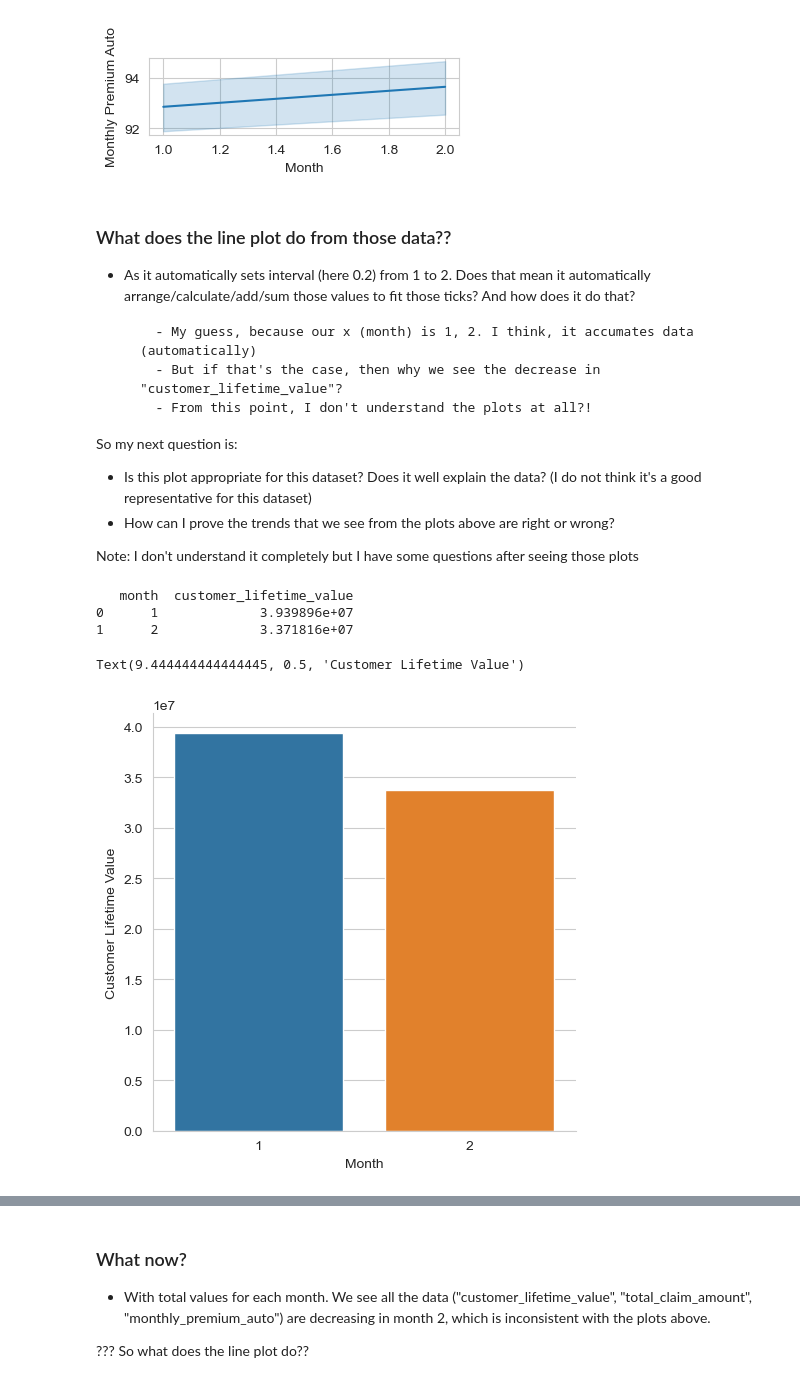
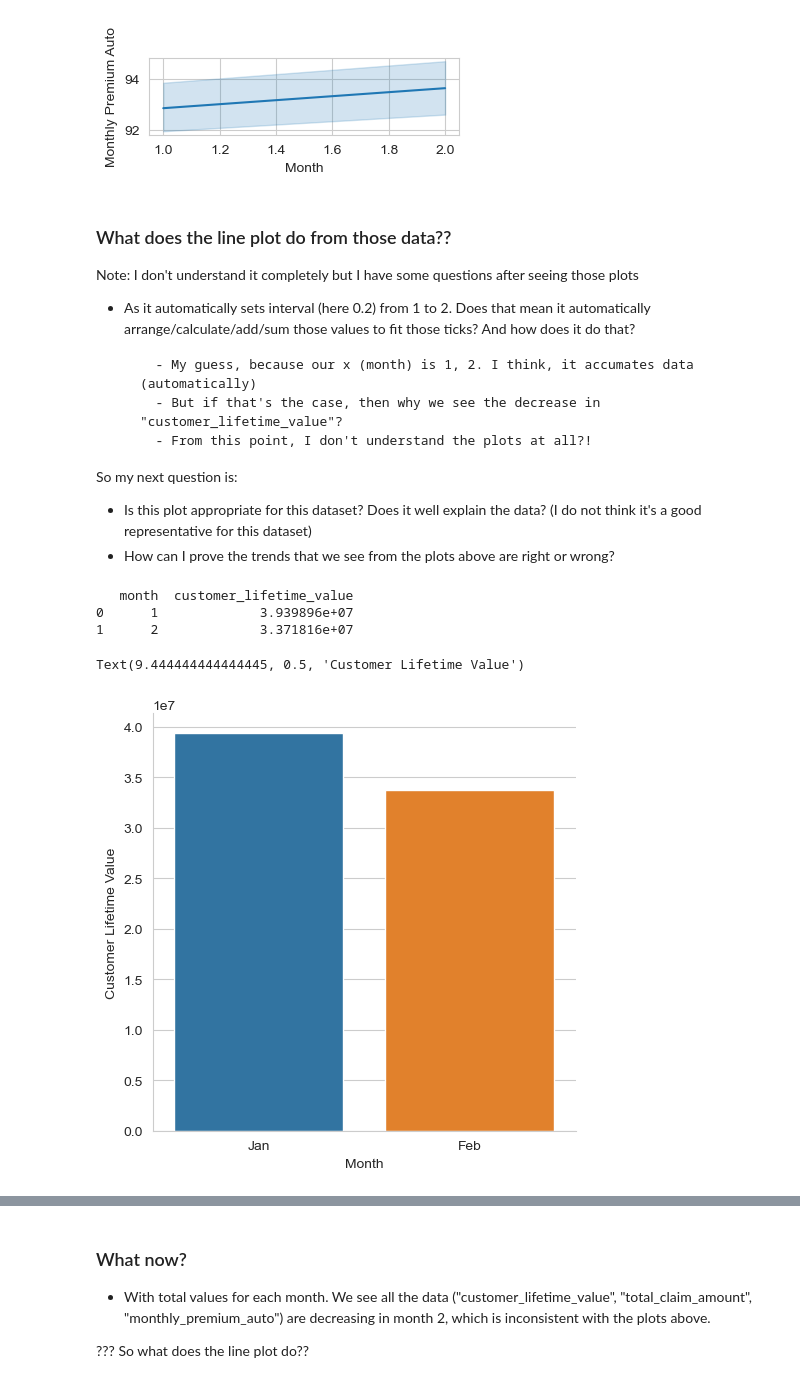
Before and after one commit to suphawadeeth/Data-Analytics-Ironhack, a Jupyter notebook: unit-4/lab-feature-extraction/lab-feature-extraction.ipynb, the cells around one changed output, grey strips where cells are left out. Cells and saved outputs as stored; diff of their text form; code cells hidden in the pictures.

```diff
--- a/unit-4/lab-feature-extraction/lab-feature-extraction.ipynb
+++ b/unit-4/lab-feature-extraction/lab-feature-extraction.ipynb
@@ -396,6 +396,10 @@ Text(0, 0.5, 'Monthly Premium Auto')
 [figure]
 # %% [markdown]
 ### What does the line plot do from those data??
+
+
+Note: I don't understand it completely but I have some questions after seeing those plots
+
 
 - As it automatically sets interval (here 0.2) from 1 to 2. Does that mean it automatically arrange/calculate/add/sum those values to fit those ticks? And how does it do that?
 
@@ -407,21 +411,19 @@ Text(0, 0.5, 'Monthly Premium Auto')
 So my next question is:
 - Is this plot appropriate for this dataset? Does it well explain the data? (I do not think it's a good representative for this dataset)
 - How can I prove the trends that we see from the plots above are right or wrong?
-
-Note: I don't understand it completely but I have some questions after seeing those plots
 # %%
 # So here I try different approach >> sum up the value for each month & then plot again (bar plot)
 
 
 lifetime_df = pd.DataFrame(customer_value.groupby(customer_value.month)['customer_lifetime_value'].sum()).reset_index()
 print(lifetime_df)
 
-sns.catplot(data=lifetime_df, kind='bar', x='month', y='customer_lifetime_value')
+sns.catplot(data=lifetime_df, kind='bar', x='month', y='customer_lifetime_value').set_xticklabels(['Jan','Feb'])
 plt.xlabel('Month')
 plt.ylabel('Customer Lifetime Value')
 # %% [output]
    month  customer_lifetime_value
 0      1             3.939896e+07
 1      2             3.371816e+07
 Text(9.444444444444445, 0.5, 'Customer Lifetime Value')
-[figure, old version]
+[figure, new version]
```
Also changed, not shown: parts of 5 cells of this notebook.
